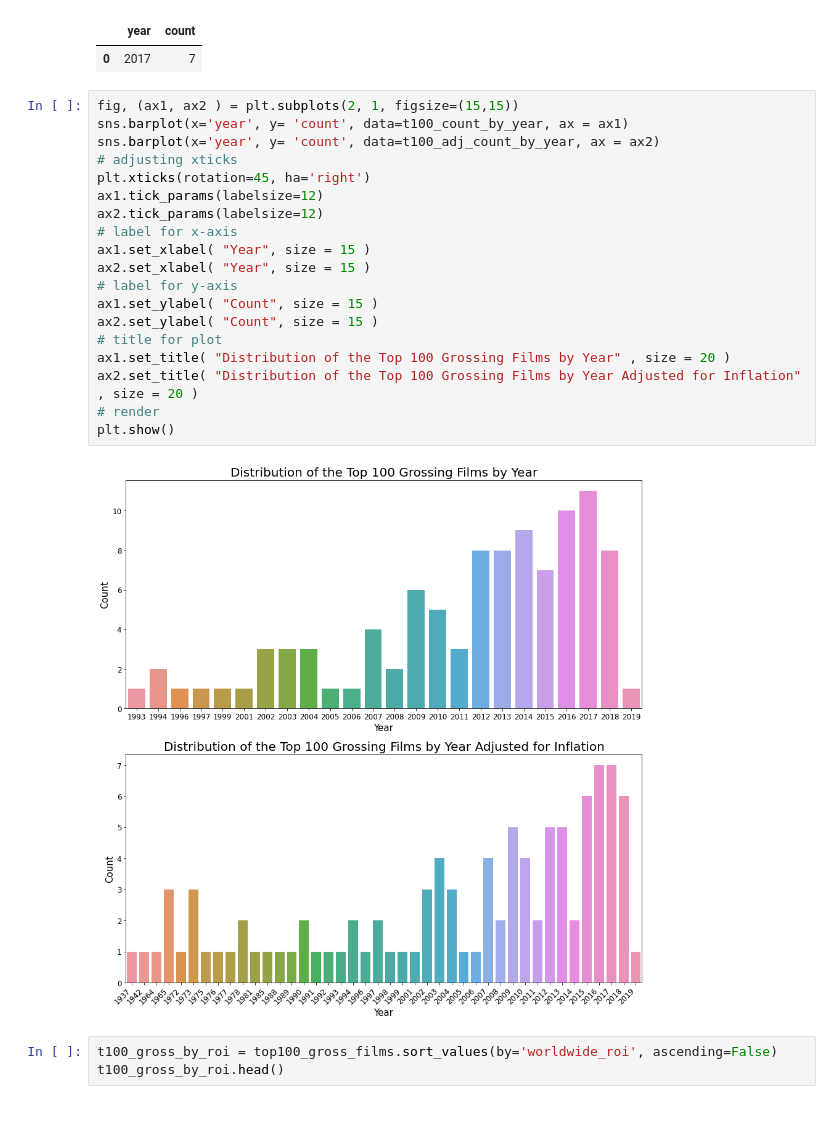
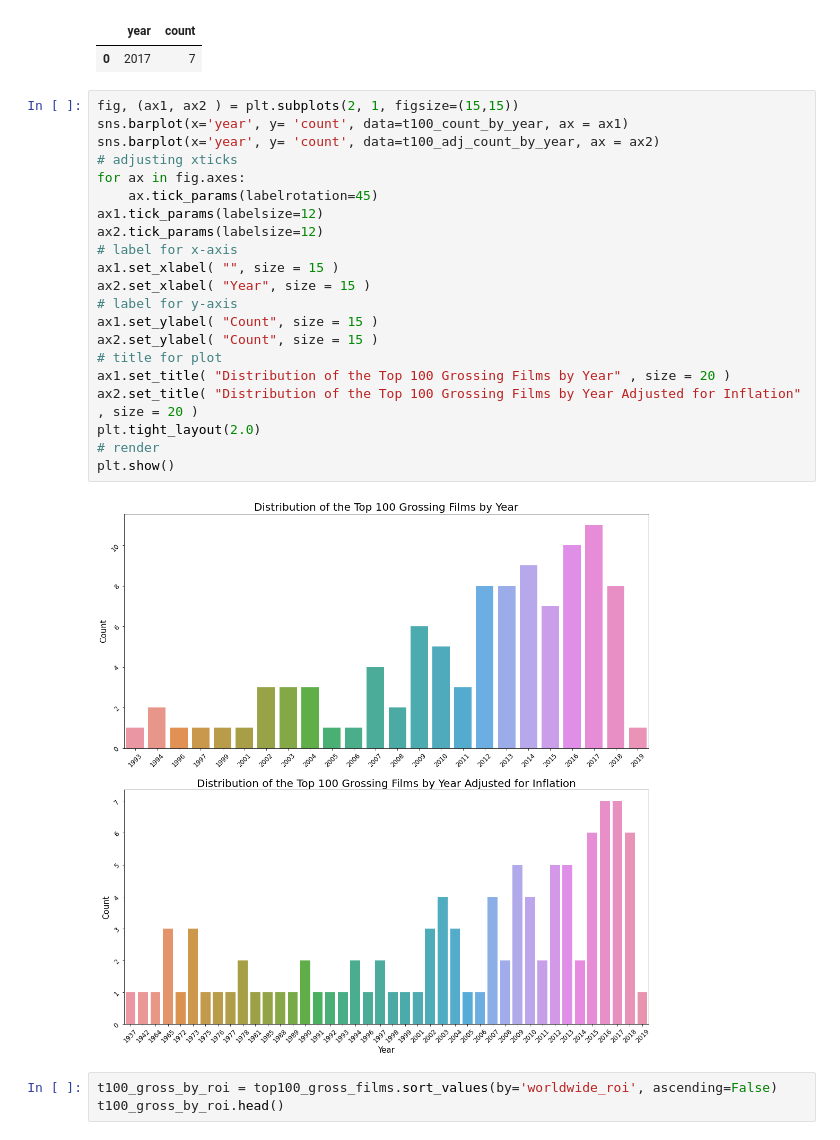
Before and after one commit to jeffreyhwatson/MS_Box_Office_Insights, a Jupyter notebook: rt_tn_workspace.ipynb, the cells around one changed output. Saved outputs shown, nothing was run; the diff lists cells and outputs as text.

```diff
--- a/rt_tn_workspace.ipynb
+++ b/rt_tn_workspace.ipynb
@@ -323,24 +323,26 @@ t100_adj_count_by_year.head(1)
 # %%
 fig, (ax1, ax2 ) = plt.subplots(2, 1, figsize=(15,15))
 sns.barplot(x='year', y= 'count', data=t100_count_by_year, ax = ax1)
 sns.barplot(x='year', y= 'count', data=t100_adj_count_by_year, ax = ax2)
 # adjusting xticks
-plt.xticks(rotation=45, ha='right')
+for ax in fig.axes:
+    ax.tick_params(labelrotation=45)
 ax1.tick_params(labelsize=12)
 ax2.tick_params(labelsize=12)
 # label for x-axis
-ax1.set_xlabel( "Year", size = 15 )
+ax1.set_xlabel( "", size = 15 )
 ax2.set_xlabel( "Year", size = 15 )
 # label for y-axis
 ax1.set_ylabel( "Count", size = 15 )
 ax2.set_ylabel( "Count", size = 15 )
 # title for plot
 ax1.set_title( "Distribution of the Top 100 Grossing Films by Year" , size = 20 )
 ax2.set_title( "Distribution of the Top 100 Grossing Films by Year Adjusted for Inflation" , size = 20 )
+plt.tight_layout(2.0)
 # render
 plt.show()
 # %% [output]
-[figure, old version]
+[figure, new version]
 # %%
 t100_gross_by_roi = top100_gross_films.sort_values(by='worldwide_roi', ascending=False)
 t100_gross_by_roi.head()
```
Also changed, not shown: parts of 10 cells of this notebook, 1 other file.
